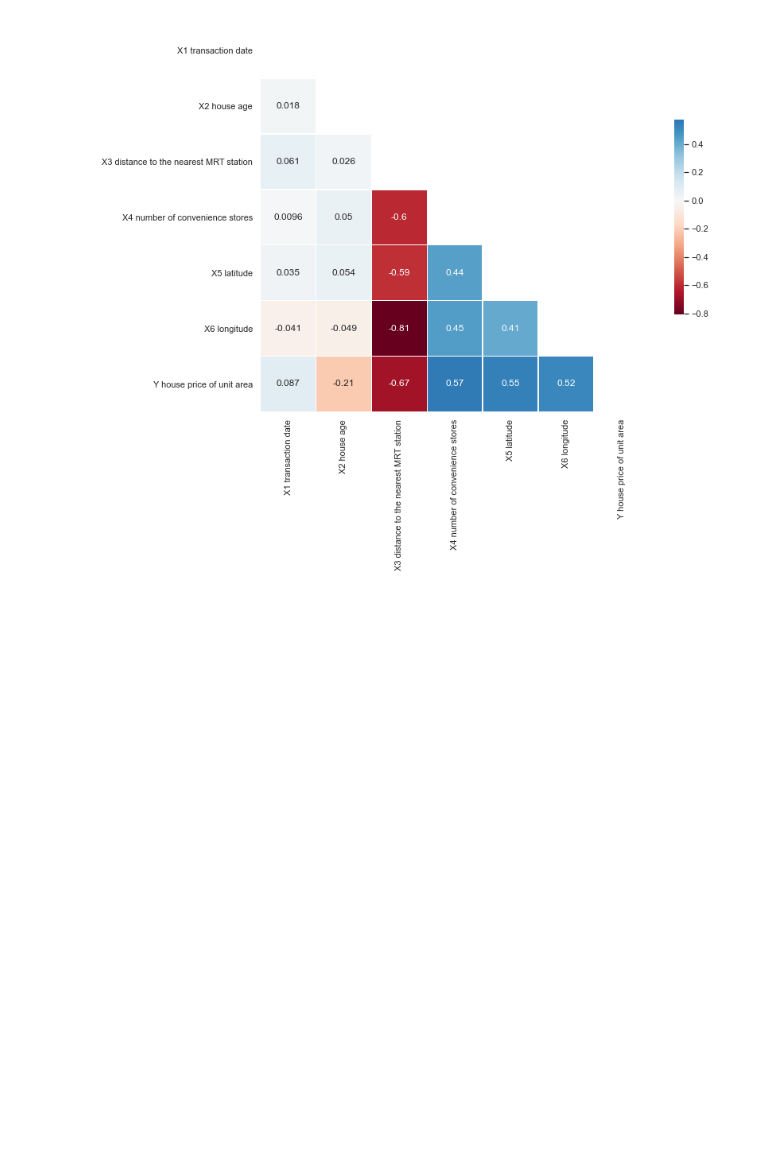
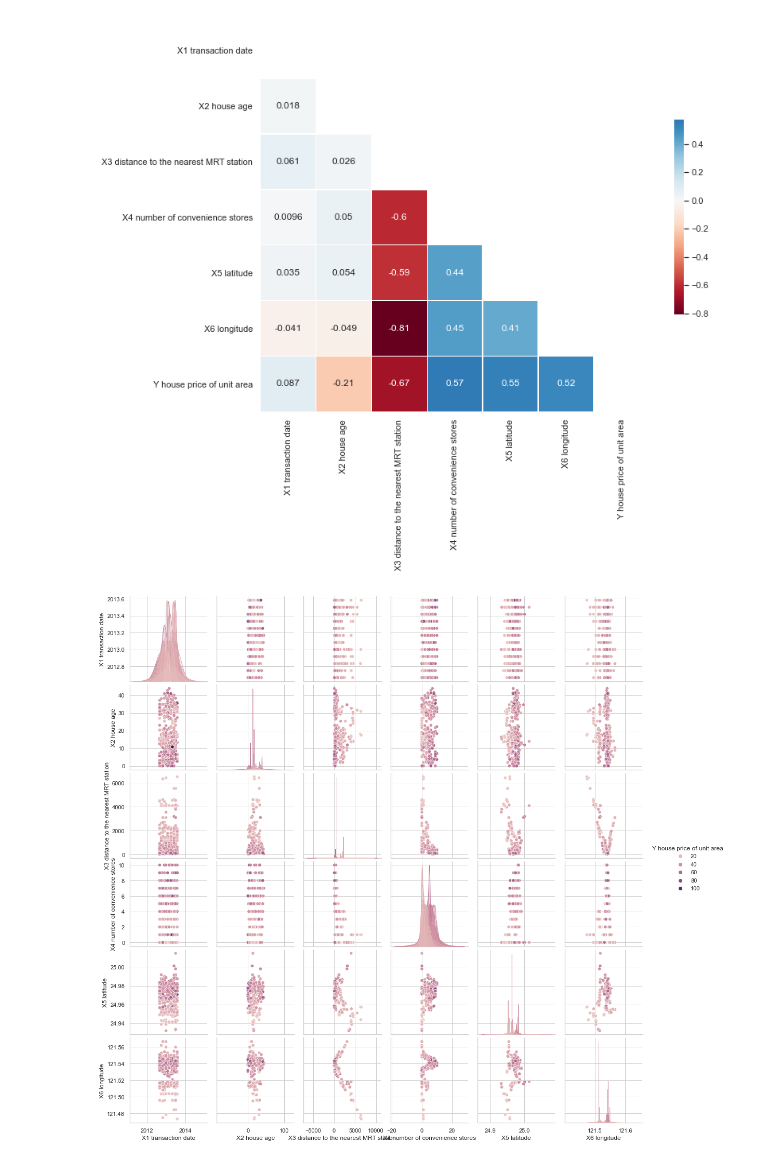
Before and after one commit to renanneri/ic_homework, a Jupyter notebook: analysis_real_state.ipynb, the cells around one changed output. Saved outputs shown, nothing was run; the diff lists cells and outputs as text; code cells hidden in the pictures; blank space fills up the shorter version.

```diff
--- a/analysis_real_state.ipynb
+++ b/analysis_real_state.ipynb
@@ -96,6 +96,11 @@ sns_plot = sns.heatmap(corr, mask=mask, annot=True, cmap=cmap, center=0, square=
 target = df["Y house price of unit area"]
 # %%
 features = df.drop("Y house price of unit area", axis=1)
+# %%
+sns.pairplot(df, hue = "Y house price of unit area")
+plt.show()
+# %% [output]
+[figure, added]
 # %%
 from sklearn.preprocessing import StandardScaler
 scaler = StandardScaler()
```
Also changed, not shown: parts of 4 cells of this notebook.
